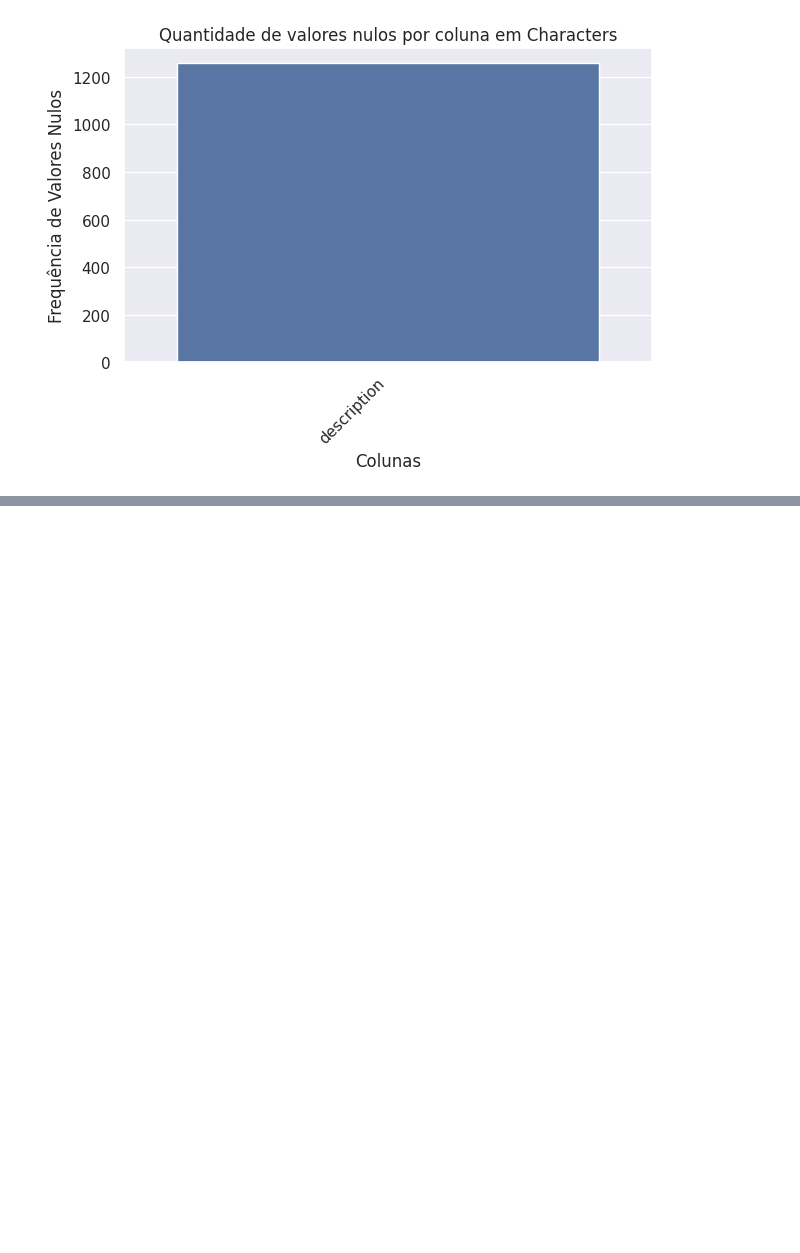
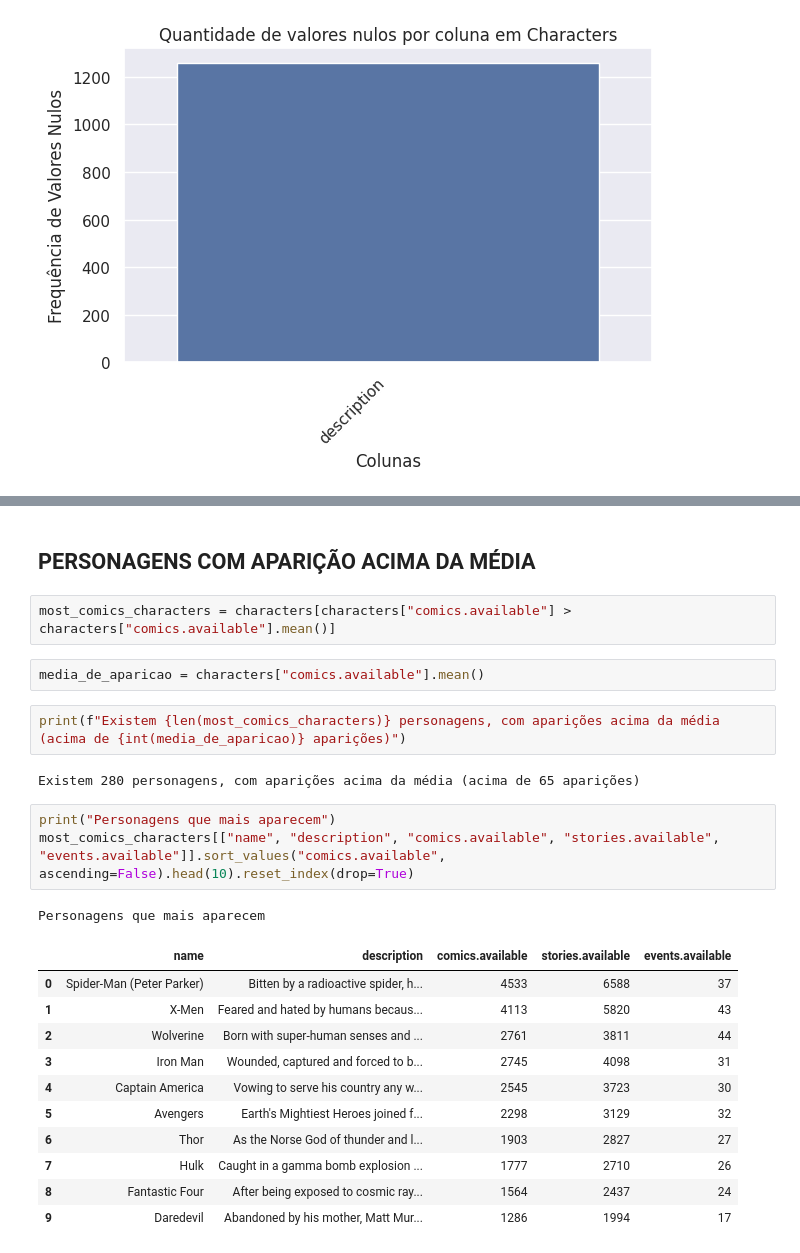
Before and after one commit to thamyrissacamoto/MarvelAPI, a Jupyter notebook: AnalisandoInsights.ipynb, the cells around one changed output, grey strips where cells are left out. Drawn from its saved outputs; the diff is of its cells as text; blank space fills up the shorter version.

```diff
--- a/AnalisandoInsights.ipynb
+++ b/AnalisandoInsights.ipynb
@@ -150,0 +126,26 @@ characters
+# %% [markdown]
+## PERSONAGENS COM APARIÇÃO ACIMA DA MÉDIA
+# %%
+most_comics_characters = characters[characters["comics.available"] > characters["comics.available"].mean()]
+# %%
+media_de_aparicao = characters["comics.available"].mean()
+# %%
+print(f"Existem {len(most_comics_characters)} personagens, com aparições acima da média (acima de {int(media_de_aparicao)} aparições)")
+# %% [output]
+Existem 280 personagens, com aparições acima da média (acima de 65 aparições)
+# %%
+print("Personagens que mais aparecem")
+most_comics_characters[["name", "description", "comics.available", "stories.available",  "events.available"]].sort_values("comics.available", ascending=False).head(10).reset_index(drop=True)
+# %% [output]
+Personagens que mais aparecem
+|  | name | description | comics.available | stories.available | events.available |
+| 0 | Spider-Man (Peter Parker) | Bitten by a radioactive spider, h... | 4533 | 6588 | 37 |
+| 1 | X-Men | Feared and hated by humans becaus... | 4113 | 5820 | 43 |
+| 2 | Wolverine | Born with super-human senses and ... | 2761 | 3811 | 44 |
+| 3 | Iron Man | Wounded, captured and forced to b... | 2745 | 4098 | 31 |
+| 4 | Captain America | Vowing to serve his country any w... | 2545 | 3723 | 30 |
+| 5 | Avengers | Earth's Mightiest Heroes joined f... | 2298 | 3129 | 32 |
+| 6 | Thor | As the Norse God of thunder and l... | 1903 | 2827 | 27 |
+| 7 | Hulk | Caught in a gamma bomb explosion ... | 1777 | 2710 | 26 |
+| 8 | Fantastic Four | After being exposed to cosmic ray... | 1564 | 2437 | 24 |
+| 9 | Daredevil | Abandoned by his mother, Matt Mur... | 1286 | 1994 | 17 |
```
Also changed, not shown: parts of 17 cells of this notebook.
